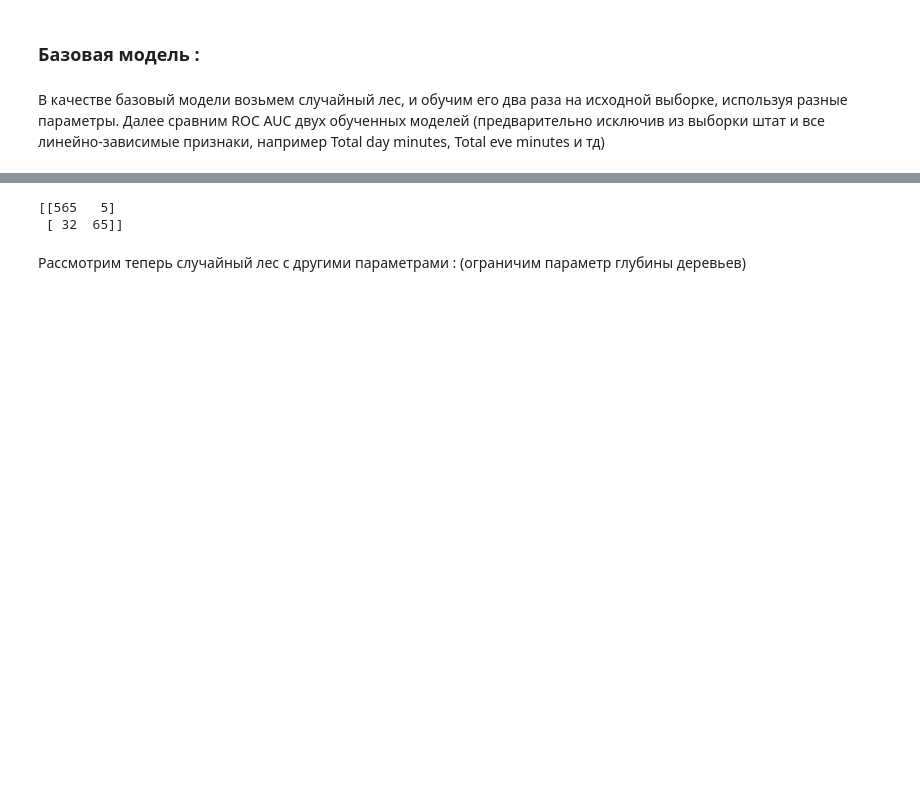
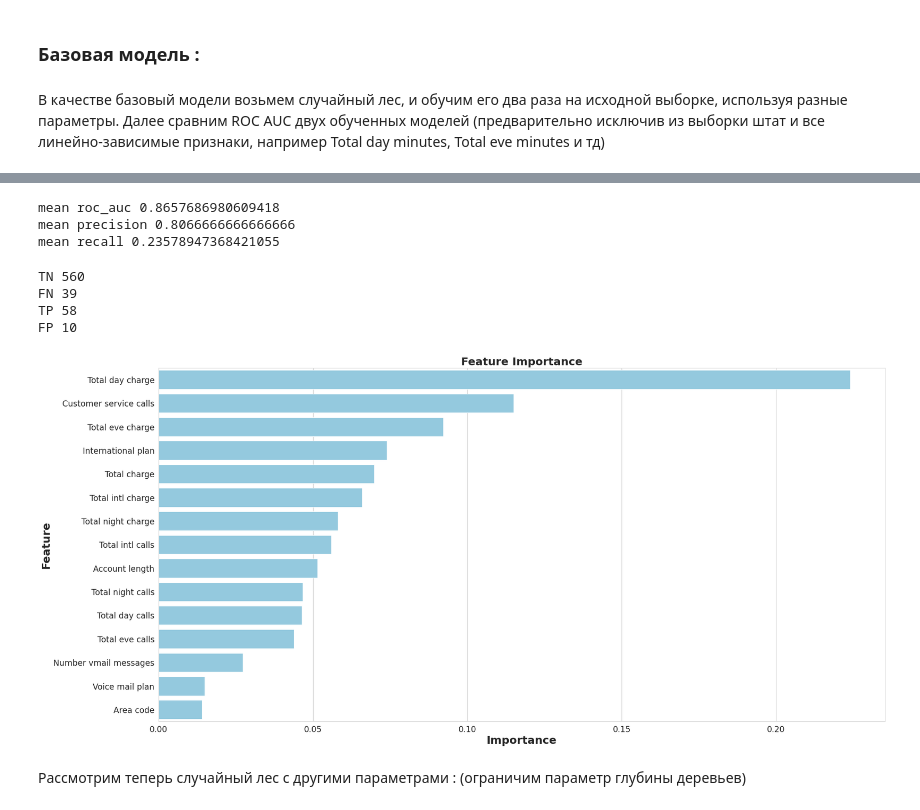
Before and after one commit to komaromich/MTS_Churn_Predict, a Jupyter notebook: telecom_churn.ipynb, the cells around one changed output, grey strips where cells are left out. Saved outputs shown, nothing was run; the diff lists cells and outputs as text; code cells hidden in the pictures; blank space fills up the shorter version.

Commit message:
correct conf_matrix

```diff
--- a/telecom_churn.ipynb
+++ b/telecom_churn.ipynb
@@ -204,17 +204,16 @@ X = df.drop(['Churn', 'State','Total day minutes','Total eve minutes','Total nig
 # %%
 # Инициализируем случайный лес с параметрами по умолчанию
 
-rfc = RandomForestClassifier(random_state=42, n_jobs=-1, oob_score=True)
+rfc1 = RandomForestClassifier(random_state=42, n_jobs=-1, oob_score=True)
 # %%
 #Разбиваем исходную выборку на тестовую и валидационную
 
-X_train_valid, X_test, y_train_valid, y_test = train_test_split(X, y ,test_size=0.2,stratify=y)
-X_train, X_valid, y_train, y_valid = train_test_split(X_train_valid, y_train_valid,test_size=0.2)
+X_train, X_test, y_train, y_test = train_test_split(X, y, test_size=0.2,stratify=y, random_state=42)
 # %%
 #Обучаем случайный лес и оцениванием качество модели на валидационной выборке
 
-rfc.fit(X_train, y_train)
-pred_proba = rfc.predict_proba(X_valid)
-roc_score = roc_auc_score(y_valid, pred_proba[:, 1])
-print('roc на valid', roc_score)
+rfc1.fit(X_train, y_train)
+pred_proba = rfc1.predict_proba(X_test)
+roc_score = roc_auc_score(y_test, pred_proba[:, 1])
+print('roc на test', roc_score)
 # %% [output]
@@ -240,13 +221,57 @@ print(importances)
-# %%
-#Получим матрицу ошибок
-from sklearn.metrics import confusion_matrix
-y_pred_test = rfc.predict (X_test)
-
-Conf_mat=confusion_matrix(y_test, y_pred_test)
-print(Conf_mat)
-# %% [output]
-[[565   5]
- [ 32  65]]
+# %%
+#Оцениванием качество модели методом кросс-валидации
+rfcv1 = RandomForestClassifier(**rfc1.get_params())
+
+cv_scores = cross_val_score(rfcv1, X_test, y_test, scoring='roc_auc', cv=5, n_jobs=-1)
+mean_roc_auc = np.mean(cv_scores)
+cv_scores = cross_val_score(rfcv1, X_test, y_test, scoring='precision', cv=5, n_jobs=-1)
+mean_precision = np.mean(cv_scores)
+cv_scores = cross_val_score(rfcv1, X_test, y_test, scoring='recall', cv=5, n_jobs=-1)
+mean_recall = np.mean(cv_scores)
+print('mean roc_auc', mean_roc_auc)
+print('mean precision', mean_precision)
+print('mean recall', mean_recall)
+# %% [output]
+mean roc_auc 0.8657686980609418
+mean precision 0.8066666666666666
+mean recall 0.23578947368421055
+# %%
+y_pred_test1 = rfc1.predict(X_test)
+
+Conf_mat=confusion_matrix(y_test, y_pred_test1)
+print("TN", Conf_mat[0][0])
+print("FN", Conf_mat[1][0])
+print("TP", Conf_mat[1][1])
+print("FP", Conf_mat[0][1])
+# %% [output]
+TN 560
+FN 39
+TP 58
+FP 10
+# %%
+#Важность признаков
+
+rfc_importances = pd.Series(rfc1.feature_importances_)
+rfc_features = X.columns
+feats = {}
+
+for feature, importance in zip(rfc_features, rfc_importances):
+    feats[feature] = importance
+rfc_viz = pd.DataFrame.from_dict(feats, orient='index').rename(columns={0: 'Importance'})
+rfc_viz = rfc_viz.sort_values(by='Importance', ascending=False)
+rfc_viz = rfc_viz.reset_index()
+rfc_viz = rfc_viz.rename(columns={'index': 'Feature'})
+sns.set(font_scale = 5)
+sns.set(style="whitegrid", color_codes=True, font_scale = 1.7)
+fig, ax = plt.subplots()
+fig.set_size_inches(30,15)
+sns.barplot(x=rfc_viz['Importance'], y=rfc_viz['Feature'], data=rfc_viz, color='skyblue')
+plt.xlabel('Importance', fontsize=25, weight = 'bold')
+plt.ylabel('Feature', fontsize=25, weight = 'bold')
+plt.title('Feature Importance', fontsize=25, weight = 'bold')
+plt.show()
+# %% [output]
+[figure, added]
 # %% [markdown]
 Рассмотрим теперь случайный лес с другими параметрами : (ограничим параметр глубины деревьев)
 # %%
```
Also changed, not shown: parts of 18 cells of this notebook.
